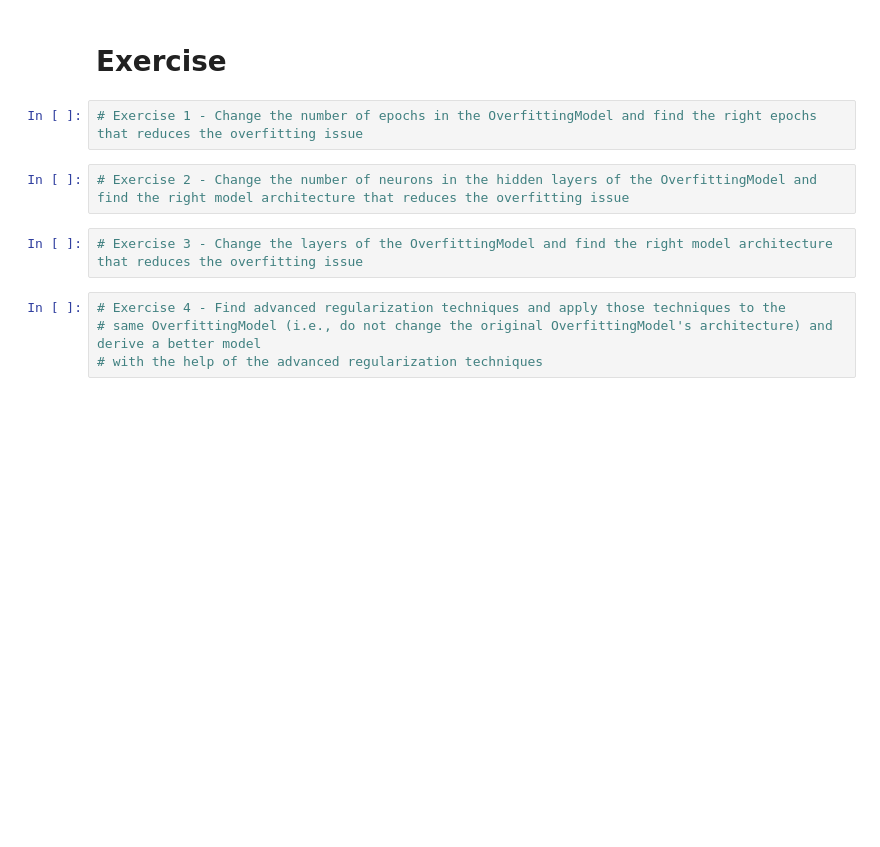
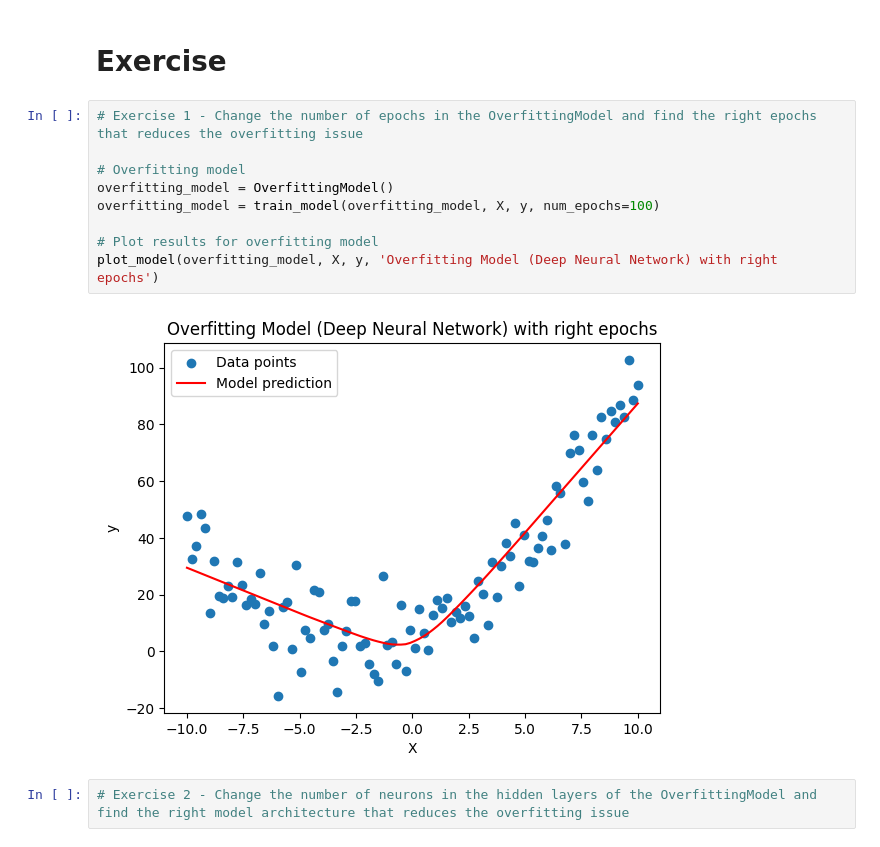
Before and after one commit to j2damax/ml-learning-journey, a Jupyter notebook: pytorch-deep-learning/01_overfitting_underfitting.ipynb, the cells around one changed output. Cells and saved outputs as stored; diff of their text form; blank space fills up the shorter version.

```diff
--- a/pytorch-deep-learning/01_overfitting_underfitting.ipynb
+++ b/pytorch-deep-learning/01_overfitting_underfitting.ipynb
@@ -125,11 +131,14 @@ plot_model(ideal_model, X, y, 'Ideal Model (Polynomial Regression)')
 # Exercise
 # %%
 # Exercise 1 - Change the number of epochs in the OverfittingModel and find the right epochs that reduces the overfitting issue
+
+# Overfitting model
+overfitting_model = OverfittingModel()
+overfitting_model = train_model(overfitting_model, X, y, num_epochs=100)
+
+# Plot results for overfitting model
+plot_model(overfitting_model, X, y, 'Overfitting Model (Deep Neural Network) with right epochs')
+# %% [output]
+[figure, added]
 # %%
 # Exercise 2 - Change the number of neurons in the hidden layers of the OverfittingModel and find the right model architecture that reduces the overfitting issue
-# %%
-# Exercise 3 - Change the layers of the OverfittingModel and find the right model architecture that reduces the overfitting issue
-# %%
-# Exercise 4 - Find advanced regularization techniques and apply those techniques to the
-# same OverfittingModel (i.e., do not change the original OverfittingModel's architecture) and derive a better model
-# with the help of the advanced regularization techniques
```
Also changed, not shown: parts of 6 cells of this notebook.
